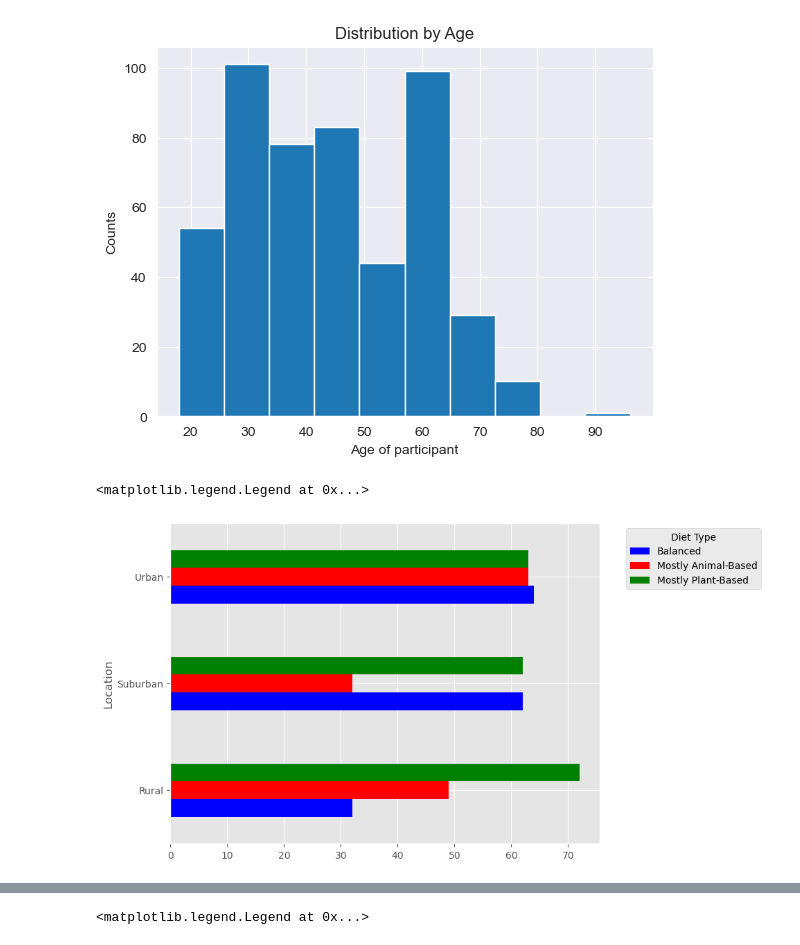
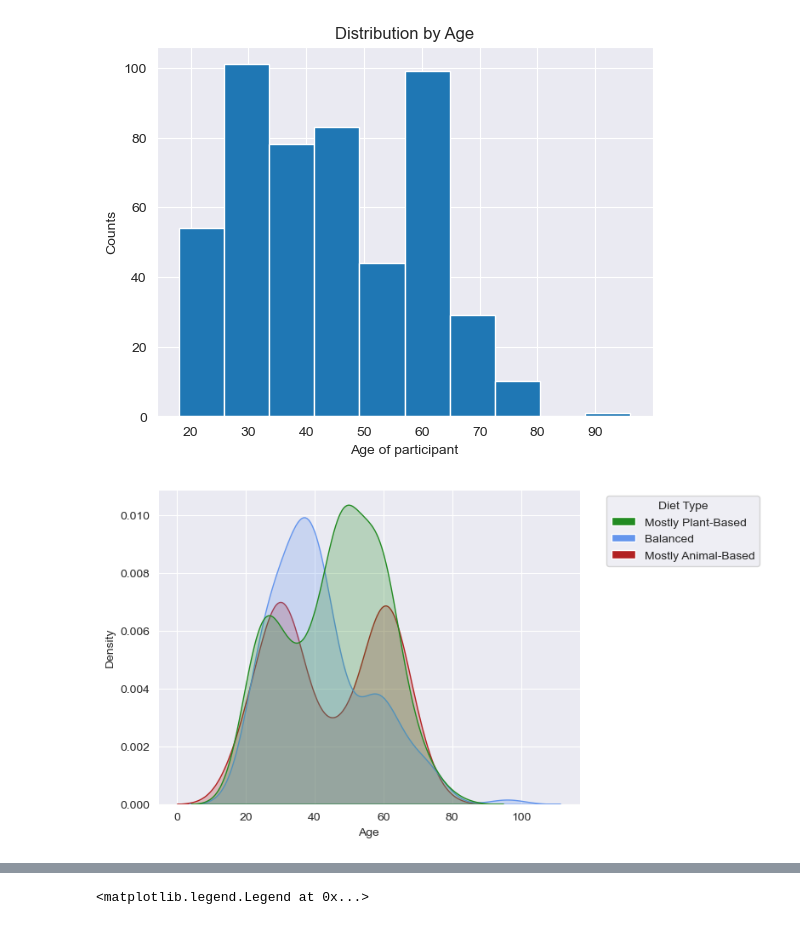
Before and after one commit to benmanzano/Data-Analysis-with-Python, a Jupyter notebook: PythonProject.ipynb, the cells around one changed output, grey strips where cells are left out. Cells and saved outputs as stored; diff of their text form; code cells hidden in the pictures.

Commit message:
Add age histogram and add Generation/diet type KDE plot

```diff
--- a/PythonProject.ipynb
+++ b/PythonProject.ipynb
@@ -117,43 +112,25 @@ ax2.set_ylabel('Monthly Water Consumption')
 plt.show()
 # %% [output]
 [figure]
-# %%
-diet = pd.crosstab(df['Location'], df['DietType'])
-diet = diet.reindex(['Rural', 'Suburban', 'Urban'])
-diet.plot(kind='barh', stacked =False, color=color_map, figsize=(8,6))
-
-# order= ['Rural', 'Suburban', 'Urban']
-# # Count responses by location
-# plant_diet = df[df['DietType'] == 'Mostly Plant-Based']['Location'].value_counts().reindex(order, fill_value =0)
-# plant_diet
-
-# animal_counts = df[df['DietType'] == 'Mostly Animal-Based']['Location'].value_counts().reindex(order, fill_value =0)
-# balanced_counts = df[df['DietType'] == 'Balanced']['Location'].value_counts().reindex(order, fill_value =0)
-
-
-# y = np.arange(len(order))  # Positions for categories
-
-# bar_width = 0.25
-
-# fig, ax = plt.subplots(figsize=(8, 5))
-
-# # Plot each bar group
-# ax.barh( y - bar_width, plant_diet.values, height=bar_width, label='Plant-Based', color = color_map['Mostly Plant-Based'])
-# ax.barh(y, animal_counts.values, height=bar_width, label='Animal-based', color= color_map['Mostly Animal-Based'])
-# ax.barh(y + bar_width, balanced_counts.values, height=bar_width, label='Balanced', color = color_map['Balanced'])
-
-# # Formatting
-# ax.set_yticks(y)
-# ax.set_yticklabels(order)
-# ax.invert_yaxis()
-# ax.set_xlabel('Count')
-# ax.set_title('Diet type by Location')
-
-plt.legend(title='Diet Type',
-            bbox_to_anchor=(1.05, 1),
-            loc='upper left',
-            ncol=1,
-            frameon=True)
-# %% [output]
-<matplotlib.legend.Legend at 0x...>
-[figure, removed]
+# %%
+import pandas as pd
+import numpy as np
+import matplotlib.pyplot as plt
+import seaborn as sns
+df = pd.read_csv('lifestyle_sustainability_data.csv')
+df['Generation']= df['Age'].apply(lambda a: 'Older' if a > 55 else 'Middle' if 55>a >35 else 'Younger')
+
+df['weight'] = 1
+#sns.histplot(data = df, x = df['Age'], hue = df['DietType'], palette = color_map, element = 'step')
+sns.kdeplot(data = df, x = df['Age'], hue = df['DietType'], palette = color_map, fill = True)# common_norm= False,  weights=  df['weight'])
+legend_colors = [Patch(facecolor=color_map[label], label=label) for label in df['DietType'].unique()]
+plt.legend(handles = legend_colors,
+           title='Diet Type',
+            bbox_to_anchor=(1.05, 1),
+            loc='upper left',
+            ncol=1,
+            frameon=True)
+plt.savefig('kde_generation_count.png', dpi=100, bbox_inches='tight')
+plt.show()
+# %% [output]
+[figure, added]
```
Also changed, not shown: parts of 2 cells of this notebook.
